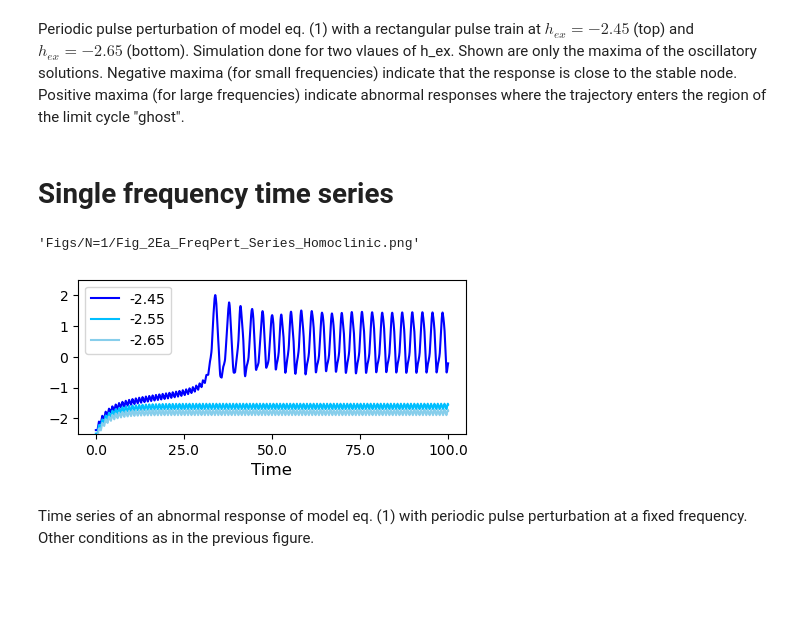
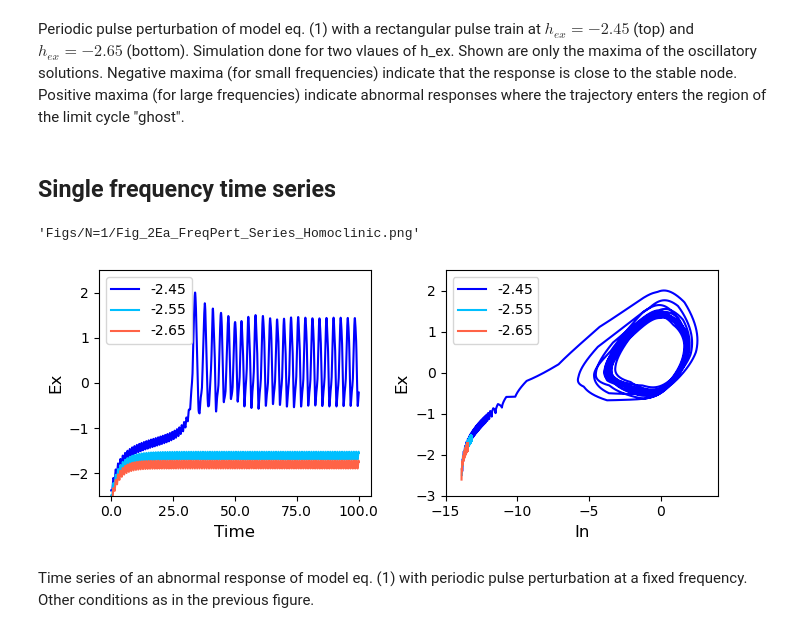
Before and after one commit to nikhita-bhatt/Non-Linear-Resonance-Manuscript, a Jupyter notebook: 2024.06.19_1osc_HC.ipynb, the cells around one changed output. Drawn from its saved outputs; the diff is of its cells as text; code cells hidden in the pictures; blank space fills up the shorter version.

Commit message:
Added State Space plot

```diff
--- a/2024.06.19_1osc_HC.ipynb
+++ b/2024.06.19_1osc_HC.ipynb
@@ -810,13 +809,10 @@ title_chars
 # %% [markdown]
 Periodic pulse perturbation of model eq. (1) with a rectangular pulse train at $h_{ex} = -2.45$ (top) and $h_{ex} = -2.65$ (bottom). Simulation done for two vlaues of h_ex. Shown are only the maxima of the oscillatory solutions. Negative maxima (for small frequencies) indicate that the response is close to the stable node. Positive maxima (for large frequencies) indicate abnormal responses where the trajectory enters the region of the limit cycle "ghost".
 # %% [markdown]
-# Single frequency time series
+## Single frequency time series
 # %%
 freq_single = 2.1
 
-# h_ex = h_ex_set[h_ex_pick]
-
-# Time array
 time_stop_freq = 50
 sr             = 1000
 time           = linspace(start=0, stop=time_stop_freq, num=time_stop_freq*sr)
@@ -826,41 +822,51 @@ rows = time.size
 results = list()
 
 pulse = pulse_amp*ss.rect(mod(time, 1/freq_single)-(1/freq_single)/2-pulse_wid/2, pulse_wid)
 
-colours = ['b', 'deepskyblue', 'skyblue']
+colours = ['b', 'deepskyblue', 'tomato']
 
-fig, ax = subplots(nrows=1, figsize=(5, 2))
+fig, ax = subplots(ncols=2, figsize=(7, 3))
 
 for index, h_ex_pick in enumerate(h_ex_set):
 
     h_ex_p = h_ex_pick + pulse
 
     y_pert = odeint(func=single_oscillator_pert, y0=y_in_sets[index], t=time,
                         args=(h_ex_p, h_in_0, pars, sr, time_stop_freq),
                         hmax=0.1)
 
 
-    ax.plot(y_pert[:, 0], colours[index], label=h_ex_pick);
-    ax.set_ylim(-2.5, 2.5)
-    ax.set_xticks(linspace(0, time_stop_freq*sr, 5));
-    ax.set_xticklabels(linspace(0, time_end-time_begin, 5));
-    ax.set_xlabel('Time', fontsize=12);
-    ax.legend(loc='upper left')
+    ax[0].plot(y_pert[:, 0], colours[index], label=h_ex_pick);
+    ax[0].set_ylim(-2.5, 2.5)
+    ax[0].set_xticks(linspace(0, time_stop_freq*sr, 5));
+    ax[0].set_xticklabels(linspace(0, time_end-time_begin, 5));
+    ax[0].set_xlabel('Time', fontsize=12);
+    ax[0].legend(loc='upper left')
+    ax[0].set_ylabel('Ex', fontsize=12);
 
+    ax[1].plot(y_pert[:, 1], y_pert[:, 0], colours[index], label=h_ex_pick);
+    ax[1].set_ylim(-3, 2.5)
+    ax[1].set_xlim(-15, 4)
+    ax[1].set_xlabel('In', fontsize=12);
+    ax[1].set_ylabel('Ex', fontsize=12);
+    ax[1].legend(loc='upper left')
+
+
+fig.tight_layout()
 
 if pars[1] == 1:
 
     title_chars = 'Figs/N=1/Fig_2Eb_FreqPert_Series_SNIC.png'
 
 elif pars[1] == 2:
 
     title_chars = 'Figs/N=1/Fig_2Ea_FreqPert_Series_Homoclinic.png'
 
 # fig.savefig(title_chars, dpi=300, format='png', bbox_inches='tight')
 
 title_chars
 # %% [output]
 'Figs/N=1/Fig_2Ea_FreqPert_Series_Homoclinic.png'
-[figure, old version]
+[figure, new version]
 # %% [markdown]
 Time series of an abnormal response of model eq. (1) with periodic pulse perturbation at a fixed frequency. Other conditions as in the previous figure.
```
Also changed, not shown: parts of 1 cell of this notebook, 4 other files.
